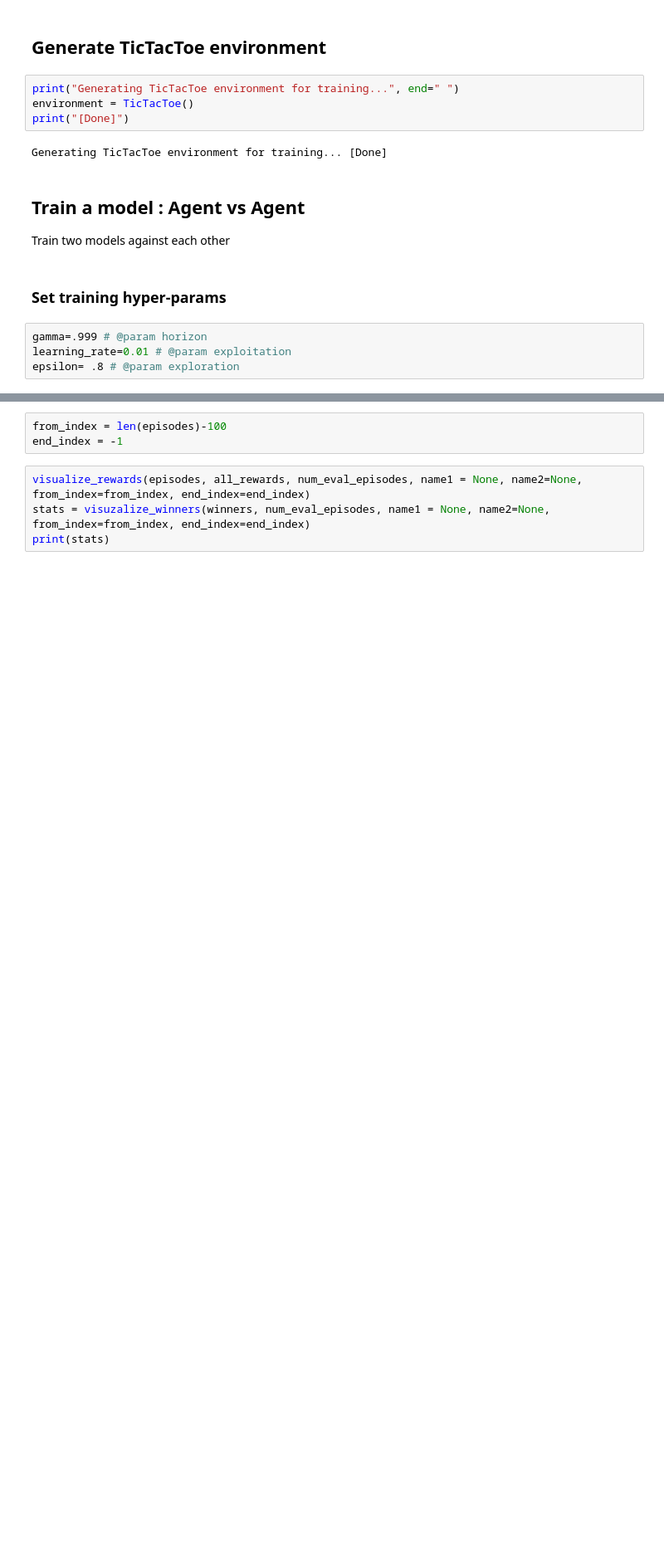
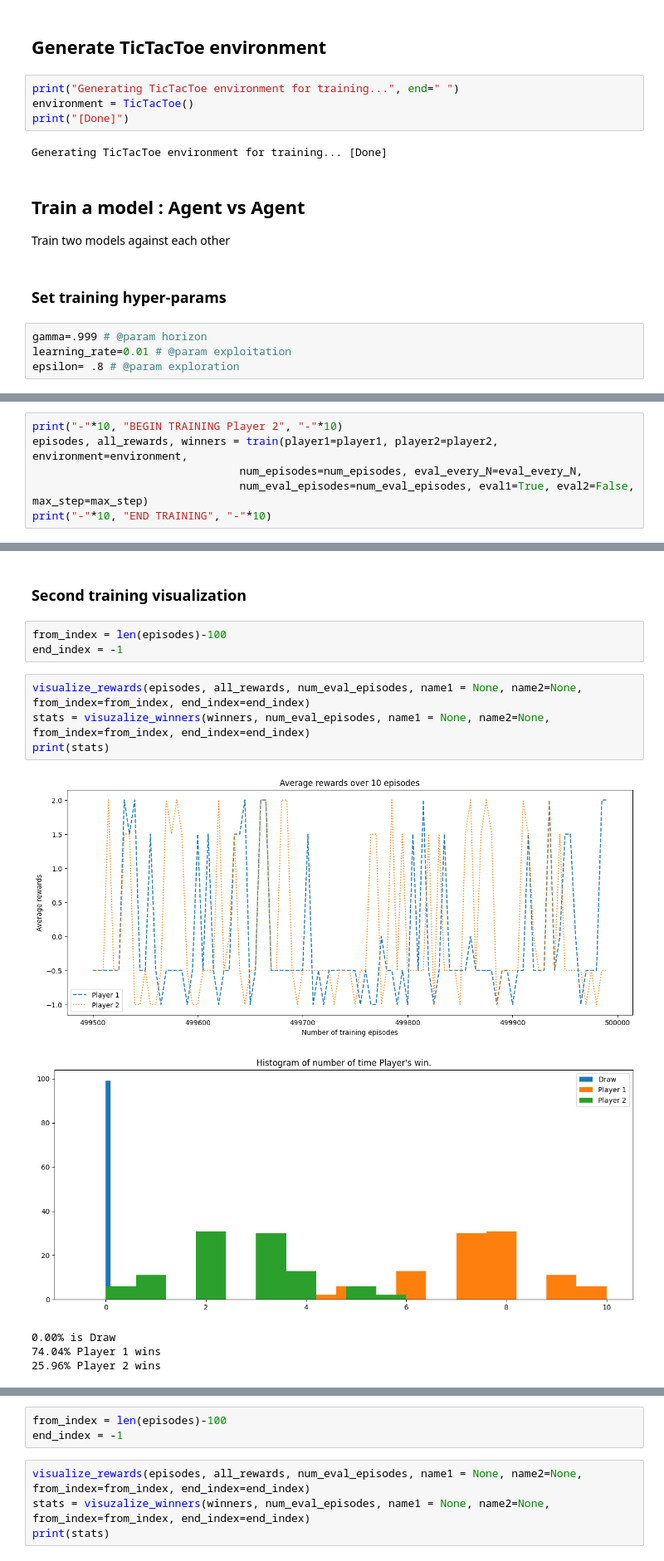
Before and after one commit to aheritianad/kivy-tictactoe, a Jupyter notebook: back/Q-learning_model.ipynb, the cells around one changed output, grey strips where cells are left out. Shown: that part at 83% size. Saved outputs shown, nothing was run; the diff lists cells and outputs as text; blank space fills up the shorter version.

```diff
--- a/back/Q-learning_model.ipynb
+++ b/back/Q-learning_model.ipynb
@@ -560,0 +616,6 @@ You can choose to stop training at any time by interrupting.
+# %%
+print("-"*10, "BEGIN TRAINING Player 2", "-"*10)
+episodes, all_rewards, winners = train(player1=player1, player2=player2, environment=environment,
+                                num_episodes=num_episodes, eval_every_N=eval_every_N,
+                                num_eval_episodes=num_eval_episodes, eval1=True, eval2=False, max_step=max_step)
+print("-"*10, "END TRAINING", "-"*10)
@@ -560,0 +627,15 @@ You can choose to stop training at any time by interrupting.
+# %% [markdown]
+### Second training visualization
+# %%
+from_index = len(episodes)-100
+end_index = -1
+# %%
+visualize_rewards(episodes, all_rewards, num_eval_episodes, name1 = None, name2=None, from_index=from_index, end_index=end_index)
+stats = visuzalize_winners(winners, num_eval_episodes, name1 = None, name2=None, from_index=from_index, end_index=end_index)
+print(stats)
+# %% [output]
+[figure, added]
+[figure, added]
+0.00% is Draw
+74.04% Player 1 wins
+25.96% Player 2 wins
```
Also changed, not shown: parts of 19 cells of this notebook, 5 other files.
